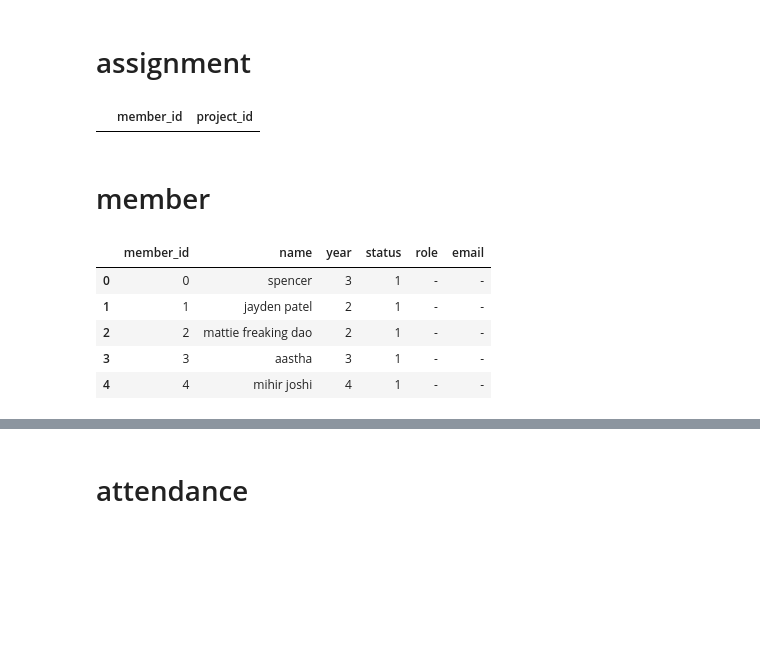
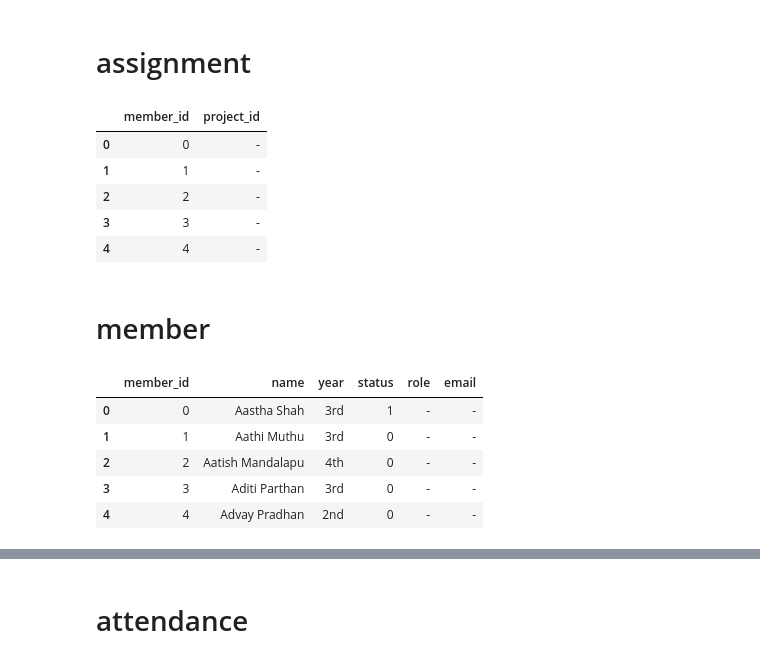
Before and after one commit to itsgeorgema/tcgdashboard, a Jupyter notebook: data_cleaning/clean.ipynb, the cells around one changed output, grey strips where cells are left out. Saved outputs shown, nothing was run; the diff lists cells and outputs as text; code cells hidden in the pictures; blank space fills up the shorter version.

```diff
--- a/data_cleaning/clean.ipynb
+++ b/data_cleaning/clean.ipynb
@@ -170,8 +190,15 @@ quarter_df.head()
 # assignment
 # %%
 assignments = pd.DataFrame(columns=['member_id', 'project_id'])
+assignments['member_id'] = members['member_id']
+assignments['project_id'] = '-'
 assignments.head()
 # %% [output]
 |  | member_id | project_id |
+| 0 | 0 | - |
+| 1 | 1 | - |
+| 2 | 2 | - |
+| 3 | 3 | - |
+| 4 | 4 | - |
 # %% [markdown]
 # member
@@ -178,16 +209,35 @@ assignments.head()
 # %%
 members = pd.DataFrame(columns=['member_id', 'name', 'year', 'status', 'role', 'email'])
-members['name'] = actives_df['Name']
-members['year'] = actives_df['Year']
-members['status'] = actives_df['Are you planning to be an active member this quarter? (All actives have to pay dues)'].astype(int)
+members['name'] = coffee['x']
+members['year'] = coffee['Year']
+members['status'] = 0
 members['role'] = '-'
 members['email'] = '-'
 members['member_id'] = members.index
+
+active_names = df['name'].str.lower().str.strip().tolist()
+
+for idx, member_name in enumerate(members['name']):
+    member_name_lower = str(member_name).lower().strip()
+
+    for active_name in active_names:
+        active_name_lower = active_name.lower().strip()
+
+        if active_name_lower in member_name_lower:
+            members.loc[idx, 'status'] = 1
+            break
+
+        member_first_name = member_name_lower.split()[0] if member_name_lower else ''
+        active_first_name = active_name_lower.split()[0] if active_name_lower else ''
+        if member_first_name and active_first_name and member_first_name == active_first_name:
+            members.loc[idx, 'status'] = 1
+            break
+
 members.head()
 # %% [output]
 |  | member_id | name | year | status | role | email |
-| 0 | 0 | spencer | 3 | 1 | - | - |
-| 1 | 1 | jayden patel | 2 | 1 | - | - |
-| 2 | 2 | mattie freaking dao | 2 | 1 | - | - |
-| 3 | 3 | aastha | 3 | 1 | - | - |
-| 4 | 4 | mihir joshi | 4 | 1 | - | - |
+| 0 | 0 | Aastha Shah | 3rd | 1 | - | - |
+| 1 | 1 | Aathi Muthu | 3rd | 0 | - | - |
+| 2 | 2 | Aatish Mandalapu | 4th | 0 | - | - |
+| 3 | 3 | Aditi Parthan | 3rd | 0 | - | - |
+| 4 | 4 | Advay Pradhan | 2nd | 0 | - | - |
```
Also changed, not shown: parts of 8 cells of this notebook, 3 other files.
